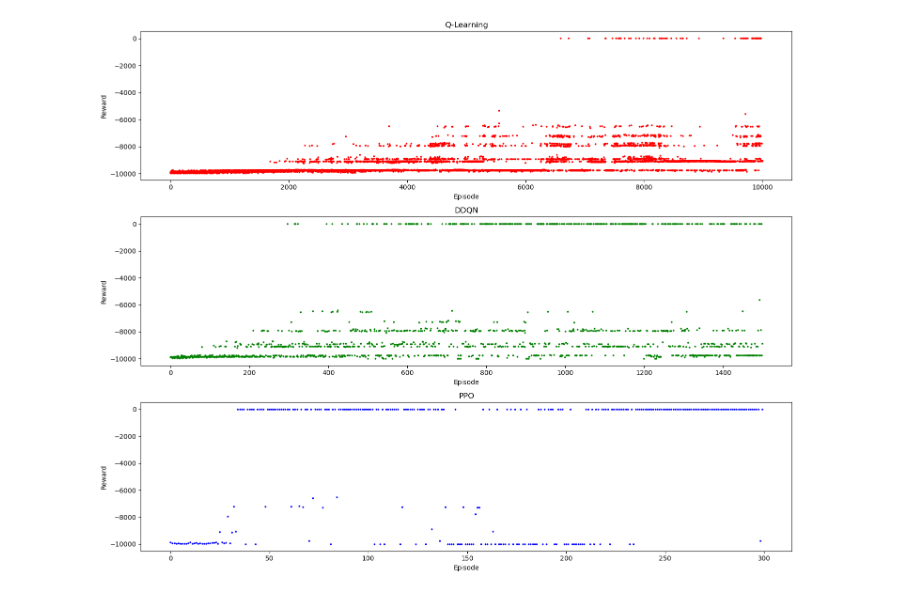
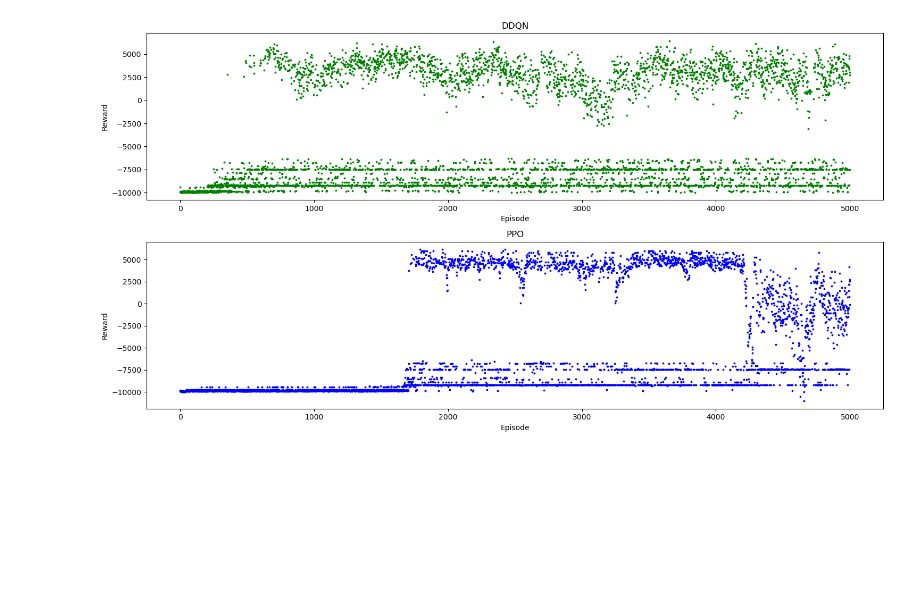
Before and after one commit to Muakjwa/4WH_RLCar, a Jupyter notebook: graph.ipynb, the cells around one changed output. Drawn from its saved outputs; the diff is of its cells as text; code cells hidden in the pictures; blank space fills up the shorter version.

```diff
--- a/graph.ipynb
+++ b/graph.ipynb
@@ -3,7 +4,6 @@ import matplotlib.pyplot as plt
 # %%
-ppo_log_txt = open('/workspace/V0/output/ppo/ppo_log.txt', 'r')
-q_log_txt = open('/workspace/V0/output/original/original_log.txt', 'r')
-ddqn_log_txt = open('/workspace/V0/output/ddqn/ddqn_log.txt', 'r')
+ppo_log_txt = open('/workspace/V2/output/ppo/ppo_log.txt', 'r')
+ddqn_log_txt = open('/workspace/V2/output/ddqn/ddqn_log.txt', 'r')
 # %%
 def make_reward_list(file_name):
     reward_list = []
@@ -18,31 +17,23 @@ q_reward_list = make_reward_list(q_log_txt)
 ddqn_reward_list = make_reward_list(ddqn_log_txt)
 # %%
-fig = plt.figure(figsize= (15, 12))
+fig = plt.figure(figsize= (15, 8))
 
-ax1 = fig.add_subplot(3, 1, 1)
-ax2 = fig.add_subplot(3, 1, 2)
-ax3 = fig.add_subplot(3, 1, 3)
+ax1 = fig.add_subplot(2, 1, 1)
+ax2 = fig.add_subplot(2, 1, 2)
 
-
-q_x = range(len(q_reward_list[:10000]))
-ax1.scatter(q_x, q_reward_list[:10000], s = 3, c = 'r')
-ax1.set_title('Q-Learning')
+ddqn_x = range(len(ddqn_reward_list[:5000]))
+ax1.scatter(ddqn_x, ddqn_reward_list[:5000], s = 3, c = 'g')
+ax1.set_title('DDQN')
 ax1.set_xlabel('Episode')
 ax1.set_ylabel('Reward')
 
-ddqn_x = range(len(ddqn_reward_list[:1500]))
-ax2.scatter(ddqn_x, ddqn_reward_list[:1500], s = 3, c = 'g')
-ax2.set_title('DDQN')
+ppo_x = range(len(ppo_reward_list[:5000]))
+ax2.scatter(ppo_x, ppo_reward_list[:5000], s = 3, c = 'b')
+ax2.set_title('PPO')
 ax2.set_xlabel('Episode')
 ax2.set_ylabel('Reward')
 
-ppo_x = range(len(ppo_reward_list[:300]))
-ax3.scatter(ppo_x, ppo_reward_list[:300], s = 3, c = 'b')
-ax3.set_title('PPO')
-ax3.set_xlabel('Episode')
-ax3.set_ylabel('Reward')
-
 plt.tight_layout()
 plt.show()
 # %% [output]
-[figure, old version]
+[figure, new version]
```
Also changed, not shown: parts of 4 cells of this notebook, 29 other files.
